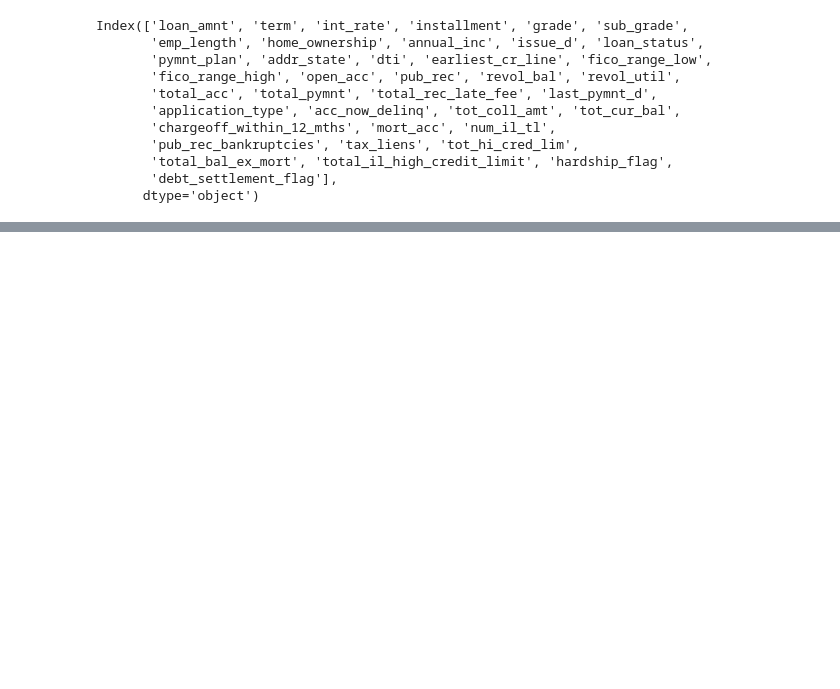
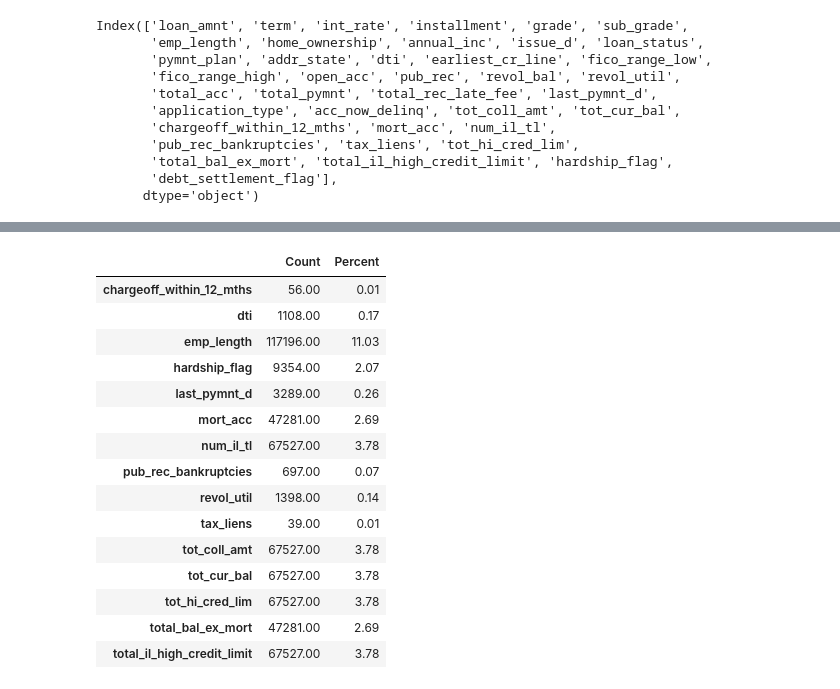
Before and after one commit to nt1983/final-project, a Jupyter notebook: load_data.ipynb, the cells around one changed output, grey strips where cells are left out. Cells and saved outputs as stored; diff of their text form; code cells hidden in the pictures; blank space fills up the shorter version.

```diff
--- a/load_data.ipynb
+++ b/load_data.ipynb
@@ -313,0 +350,23 @@ Index(['loan_amnt', 'term', 'int_rate', 'installment', 'grade', 'sub_grade',
+# %%
+#Finding the count and percentage of values that are missing in cleaned data frame
+df_null = pd.DataFrame({'Count': ml_loans.isnull().sum(), 'Percent': 100*loans.isnull().sum()/len(ml_loans)})
+# %%
+#printing columns with null count more than 0
+df_null[df_null['Count'] > 0]
+# %% [output]
+|  | Count | Percent |
+| chargeoff_within_12_mths | 56.00 | 0.01 |
+| dti | 1108.00 | 0.17 |
+| emp_length | 117196.00 | 11.03 |
+| hardship_flag | 9354.00 | 2.07 |
+| last_pymnt_d | 3289.00 | 0.26 |
+| mort_acc | 47281.00 | 2.69 |
+| num_il_tl | 67527.00 | 3.78 |
+| pub_rec_bankruptcies | 697.00 | 0.07 |
+| revol_util | 1398.00 | 0.14 |
+| tax_liens | 39.00 | 0.01 |
+| tot_coll_amt | 67527.00 | 3.78 |
+| tot_cur_bal | 67527.00 | 3.78 |
+| tot_hi_cred_lim | 67527.00 | 3.78 |
+| total_bal_ex_mort | 47281.00 | 2.69 |
+| total_il_high_credit_limit | 67527.00 | 3.78 |
```
Also changed, not shown: parts of 18 cells of this notebook.
